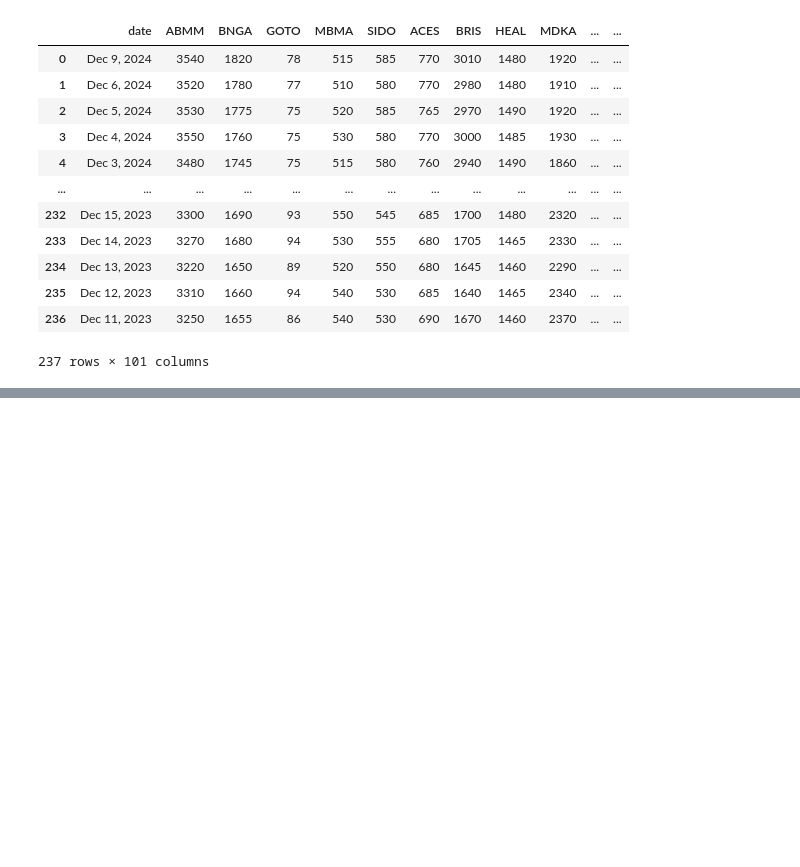
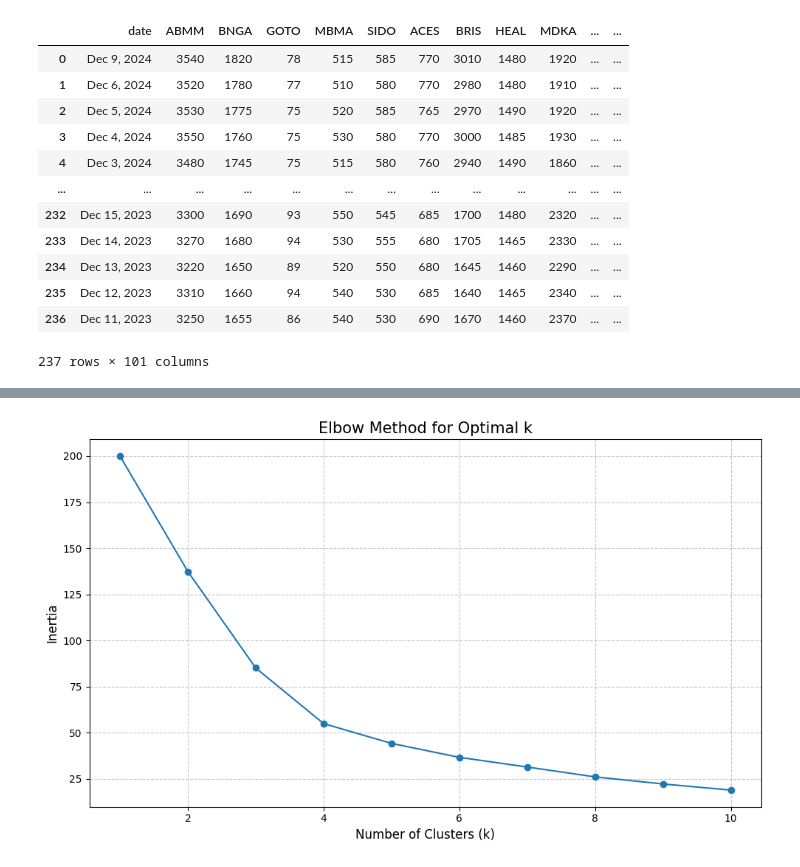
Before and after one commit to raffnr/kompas100-stocks-clustering-kmeans, a Jupyter notebook: main.ipynb, the cells around one changed output, grey strips where cells are left out. Cells and saved outputs as stored; diff of their text form; code cells hidden in the pictures; blank space fills up the shorter version.

```diff
--- a/main.ipynb
+++ b/main.ipynb
@@ -19,0 +101,3 @@ df
+# %%
+df_numeric = new_df.drop(columns=['kode_saham'])
+df_numeric
@@ -19,0 +118,4 @@ df
+# %%
+scaler = StandardScaler()
+df_scaled = scaler.fit_transform(df_numeric)
+df_scaled
@@ -19,0 +140,30 @@ df
+# %%
+def kmeans_elbow_method(X):
+    inertias = []
+
+    k_range = range(1, 11)
+
+
+    for k in k_range:
+        kmeans = KMeans(
+            n_clusters=k,
+            init='k-means++',
+            n_init=10,
+            random_state=42
+        )
+        kmeans.fit(X)
+        inertias.append(kmeans.inertia_)
+
+    # Plot the Elbow Curve
+    plt.figure(figsize=(10, 6))
+    plt.plot(k_range, inertias, marker='o')
+    plt.title('Elbow Method for Optimal k', fontsize=15)
+    plt.xlabel('Number of Clusters (k)', fontsize=12)
+    plt.ylabel('Inertia', fontsize=12)
+    plt.grid(True, linestyle='--', alpha=0.7)
+    plt.tight_layout()
+    plt.show()
+# %%
+kmeans_elbow_method(df_scaled)
+# %% [output]
+[figure, added]
```
Also changed, not shown: parts of 18 cells of this notebook, 4 other files.
